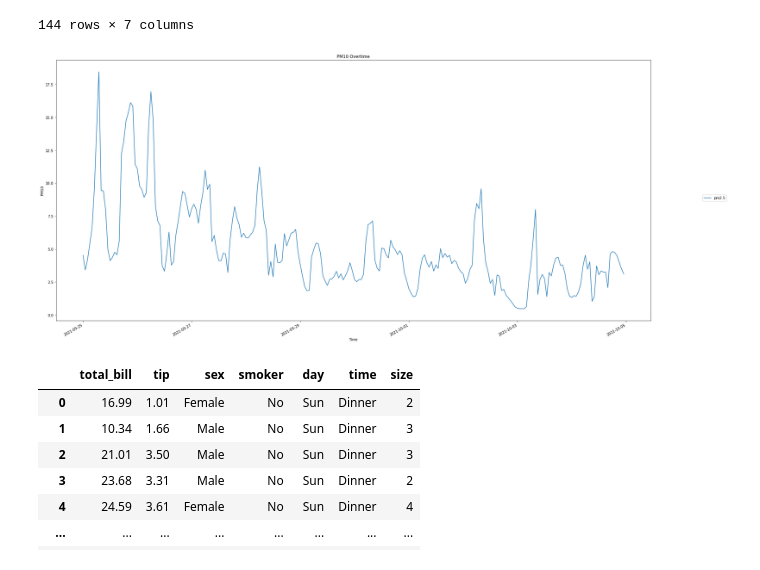
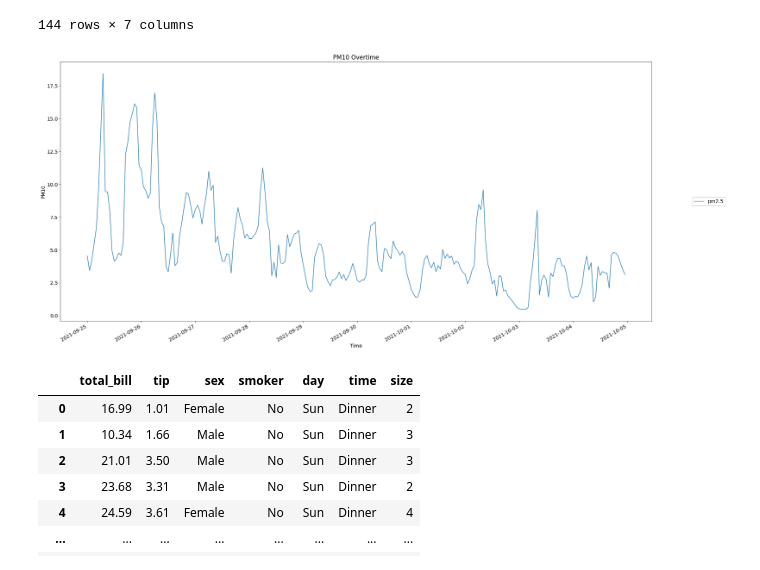
Before and after one commit to chandieka/air-analysis, a Jupyter notebook: preparation.ipynb, the cells around one changed output. Cells and saved outputs as stored; diff of their text form; code cells hidden in the pictures.

```diff
--- a/preparation.ipynb
+++ b/preparation.ipynb
@@ -7,6 +7,8 @@ from datetime import datetime, timedelta
 from dateutil import parser
 import seaborn as sns
 import numpy as np
+# %%
+plt.rcParams.update({'font.size': 14})
 # %%
 air_polution = pd.read_csv('./datasets/air_pollution.csv', parse_dates=['date'])
 air_polution_per_zipcode =  dict(tuple(air_polution.groupby('PC4')))
@@ -62,29 +65,29 @@ df[df.date < "2021-10-1"]
 # %%
 df = air_polution_per_zipcode[5612]
 df = df[df.date < (df.date.min() + timedelta(days=10))]
 x1 = df.date
 y1 = df['pm2.5'].values
 y2 = df['pm10'].values
 y3 = df['no'].values
 
 
 fig, ax = plt.subplots(figsize=(30, 15))
 l1 = ax.plot(x1, y1, label="pm2.5")
 # l2 = ax.plot(x1, y2, label="pm10")
 # l3 = ax.plot(x1, y3, label="no")
 
 handles, labels = ax.get_legend_handles_labels()
 fig.legend(handles, labels, loc='right')
 
-ax.xaxis.set_major_locator(dates.DayLocator(interval=2))
+ax.xaxis.set_major_locator(dates.DayLocator(interval=1))
 fig.autofmt_xdate()
 
 plt.ylabel('PM10')
 plt.xlabel('Time')
 plt.title("PM10 Overtime")
 plt.show()
 # %% [output]
-[figure, old version]
+[figure, new version]
 # %%
 tips = sns.load_dataset("tips")
 # sns.regplot(x="total_bill", y="tip", data=tips);
```
Also changed, not shown: parts of 12 cells of this notebook.
